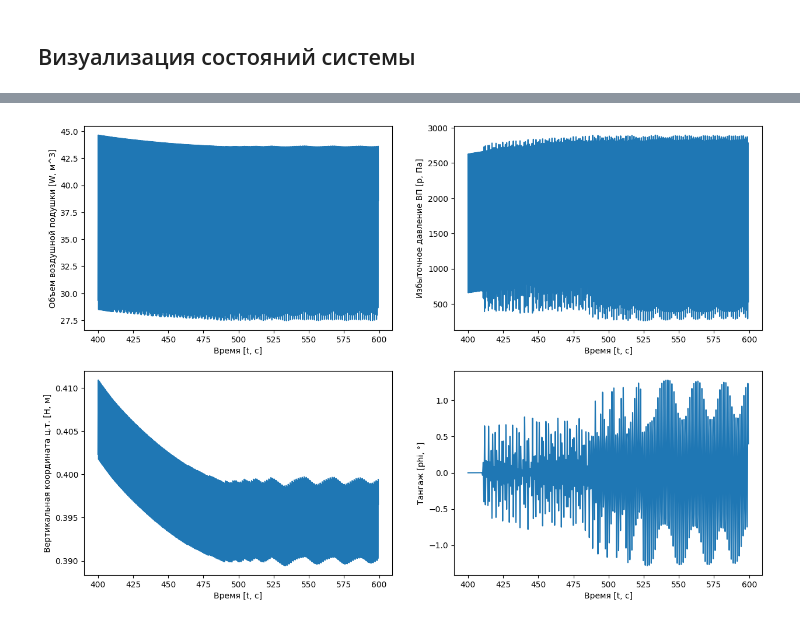
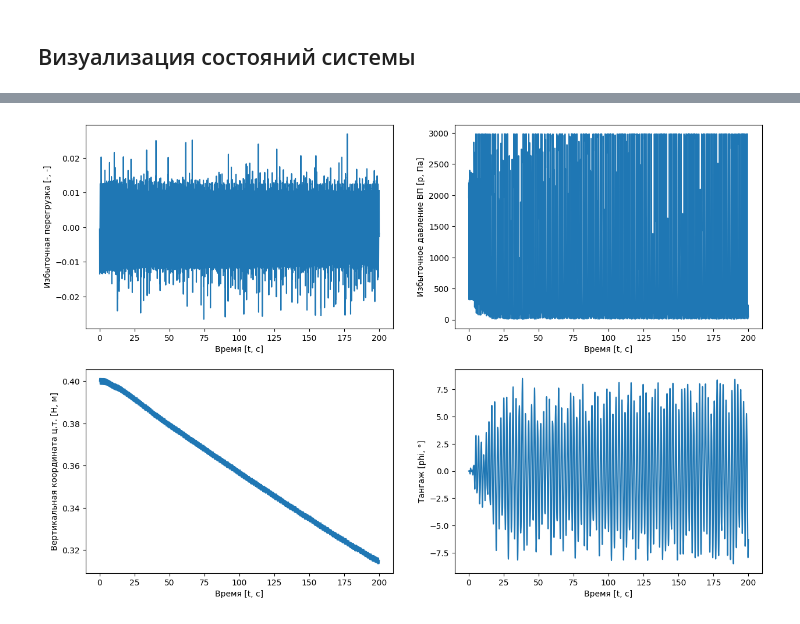
Before and after one commit to shustrov38/jubilant-bassoon, a Jupyter notebook: scripts/approx.ipynb, the cells around one changed output, grey strips where cells are left out. Saved outputs shown, nothing was run; the diff lists cells and outputs as text; code cells hidden in the pictures.

```diff
--- a/scripts/approx.ipynb
+++ b/scripts/approx.ipynb
@@ -172,9 +172,9 @@ print(f'{popt[0]} + {popt[1]} * np.exp({popt[2]} * x)')
 # %% [markdown]
 ## Визуализация состояний системы
 # %%
-SIMULATION_DT = 1e-5 * 1000
+SIMULATION_DT = 1e-6 * 10000
 
-df = pd.read_csv(RESOURCES_PATH / 'sim_13.csv', delimiter=';')
+df = pd.read_csv(RESOURCES_PATH / 'sim_20.csv', delimiter=';')
 df['dt'] = df.index * SIMULATION_DT
 df.head(10)
 # %% [output]
@@ -192,7 +191,0 @@ df.head(10)
-# %%
-tb = df #[1000:2000]
-fig, ax = plt.subplots()
-ax.plot(tb['dt'], tb['Q_in'], label='Q_in')
-ax.plot(tb['dt'], tb['Q_out'], label='Q_out')
-plt.legend()
-plt.plot();
@@ -201,24 +192,24 @@ plt.plot();
 # %%
-tb = df[40000:60000]
+tb = df
 
 fig, ((ax1, ax2), (ax3, ax4)) = plt.subplots(2, 2, figsize=(15, 10))
 
-ax1.plot(tb['dt'], tb['W'])
-ax1.set_ylabel('Объем воздушной подушки [W, м^3]')
+ax1.plot(tb['dt'], tb['dV_y/dt'] / 9.8)
+ax1.set_ylabel('Избыточная перегрузка [-, -]')
 ax1.set_xlabel('Время [t, с]')
 
 ax2.plot(tb['dt'], tb['p'])
 ax2.set_ylabel('Избыточное давление ВП [p, Па]')
 ax2.set_xlabel('Время [t, с]')
 
 ax3.plot(tb['dt'], tb['H'])
 ax3.set_ylabel('Вертикальная координата ц.т. [H, м]')
 ax3.set_xlabel('Время [t, с]')
 
 ax4.plot(tb['dt'], list(map(math.degrees, tb['phi'])))
 ax4.set_ylabel('Тангаж [phi, °]')
 ax4.set_xlabel('Время [t, с]')
 
 plt.plot();
 # %% [output]
-[figure, old version]
+[figure, new version]
```
Also changed, not shown: parts of 2 cells of this notebook, 4 other files.
